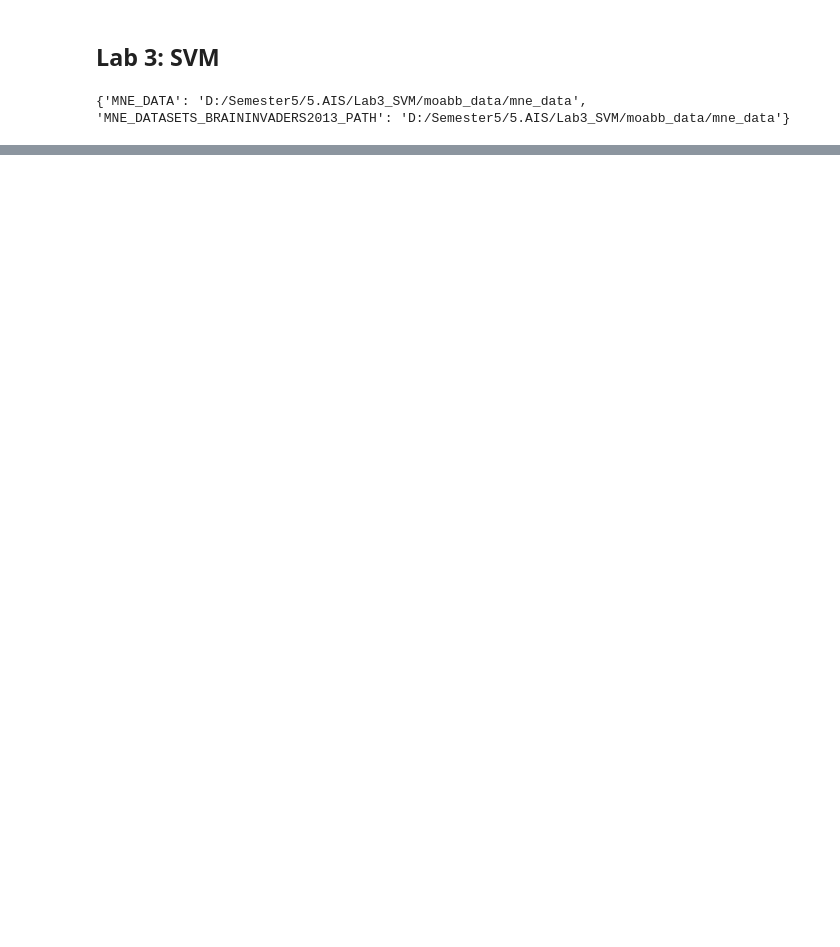
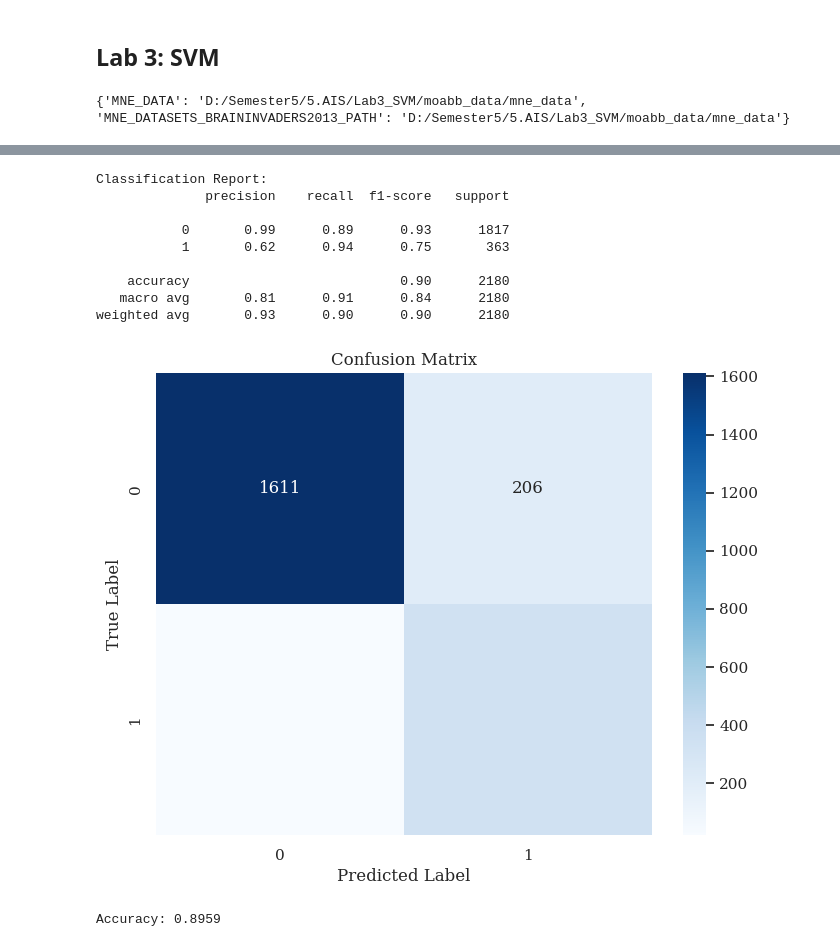
Before and after one commit to PNT131ITMO/5.AIS, a Jupyter notebook: Lab3_SVM/lab3.ipynb, the cells around one changed output, grey strips where cells are left out. Saved outputs shown, nothing was run; the diff lists cells and outputs as text; code cells hidden in the pictures; blank space fills up the shorter version.

```diff
--- a/Lab3_SVM/lab3.ipynb
+++ b/Lab3_SVM/lab3.ipynb
@@ -16,11 +21,20 @@ print(mne.get_config())
 # %% [output]
 {'MNE_DATA': 'D:/Semester5/5.AIS/Lab3_SVM/moabb_data/mne_data', 'MNE_DATASETS_BRAININVADERS2013_PATH': 'D:/Semester5/5.AIS/Lab3_SVM/moabb_data/mne_data'}
 # %%
+import moabb
+import warnings
 from moabb.datasets import BI2013a
 
+warnings.simplefilter(action="ignore", category=FutureWarning)
+warnings.simplefilter(action="ignore", category=RuntimeWarning)
+warnings.simplefilter(action="ignore", category=UserWarning)
+moabb.set_log_level("info")
+
 print("MNE_DATA =", mne.get_config('MNE_DATA'))
-print("MNE_DATASETS_BRAININVADER2013_PATH =", mne.get_config('MNE_DATASETS_BRAININVADER2013_PATH'))
+print("MNE_DATASETS_BRAININVADERS2013_PATH =", mne.get_config('MNE_DATASETS_BRAININVADERS2013_PATH'))
 
 m_dataset = BI2013a(NonAdaptive=True, Adaptive=True, Training=True, Online=True)
 m_dataset.download()
+subjects = m_dataset.subject_list
+print(f"Total subjects: {len(subjects)}")
 # %% [output]
@@ -46,0 +44,2 @@ Use this value as the 'known_hash' argument of 'pooch.retrieve' to ensure that t
+# %%
+device = torch.device('cuda' if torch.cuda.is_available() else 'cpu')
@@ -46,0 +164,40 @@ Use this value as the 'known_hash' argument of 'pooch.retrieve' to ensure that t
+# %%
+svm = SVM(learning_rate=0.001, lambda_param=0.01, n_iters=1000, device=device)
+svm.fit(X_train, y_train, batch_size=64)
+# %%
+# Evaluate the model
+y_pred = svm.predict(X_test).cpu().numpy()
+y_true = y_test.cpu().numpy()
+
+# Convert predictions to binary format
+y_pred = (y_pred > 0).astype(int)
+y_true = (y_true > 0).astype(int)
+
+# Print metrics
+print("Classification Report:")
+print(classification_report(y_true, y_pred))
+
+# Create confusion matrix
+cm = confusion_matrix(y_true, y_pred)
+plt.figure(figsize=(8, 6))
+sns.heatmap(cm, annot=True, fmt='d', cmap='Blues')
+plt.title('Confusion Matrix')
+plt.ylabel('True Label')
+plt.xlabel('Predicted Label')
+plt.show()
+
+# Calculate additional metrics
+accuracy = accuracy_score(y_true, y_pred)
+print(f"\nAccuracy: {accuracy:.4f}")
+# %% [output]
+Classification Report:
+              precision    recall  f1-score   support
+
+           0       0.99      0.89      0.93      1817
+           1       0.62      0.94      0.75       363
+
+    accuracy                           0.90      2180
+   macro avg       0.81      0.91      0.84      2180
+weighted avg       0.93      0.90      0.90      2180
+[figure, added]
+Accuracy: 0.8959
```
Also changed, not shown: parts of 5 cells of this notebook, 2 other files.
